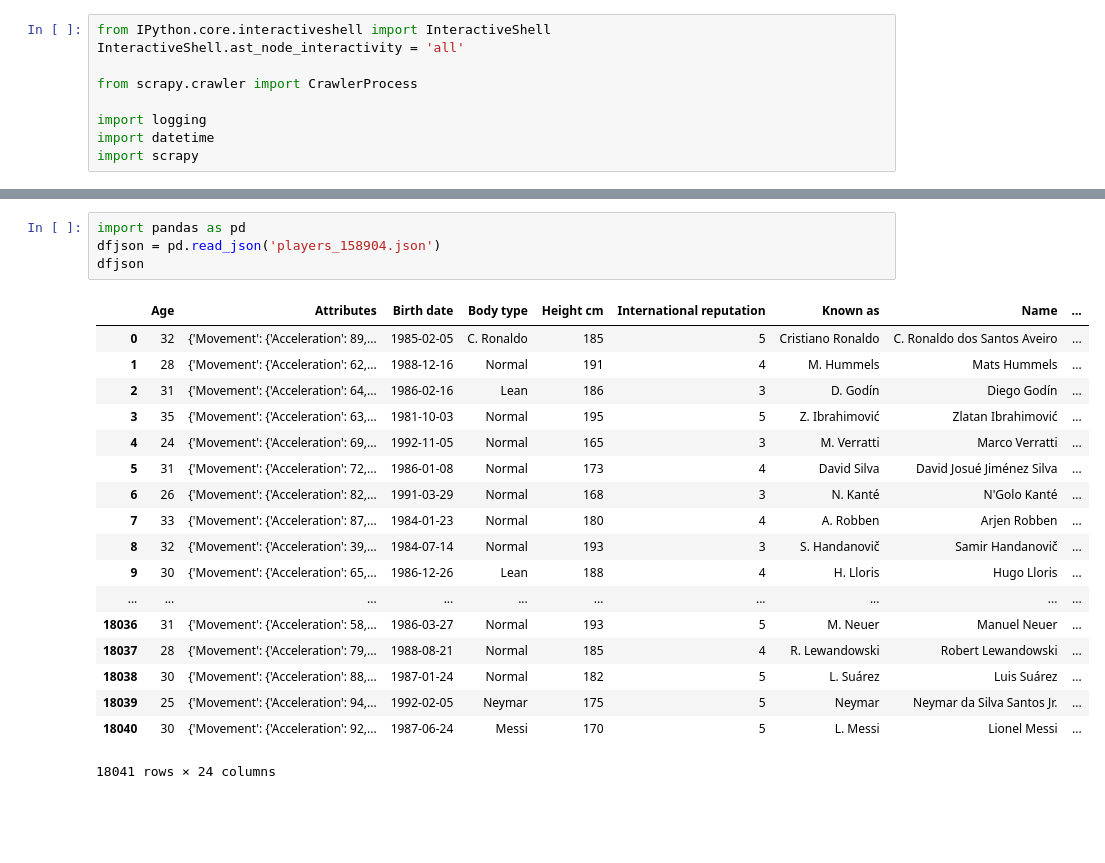
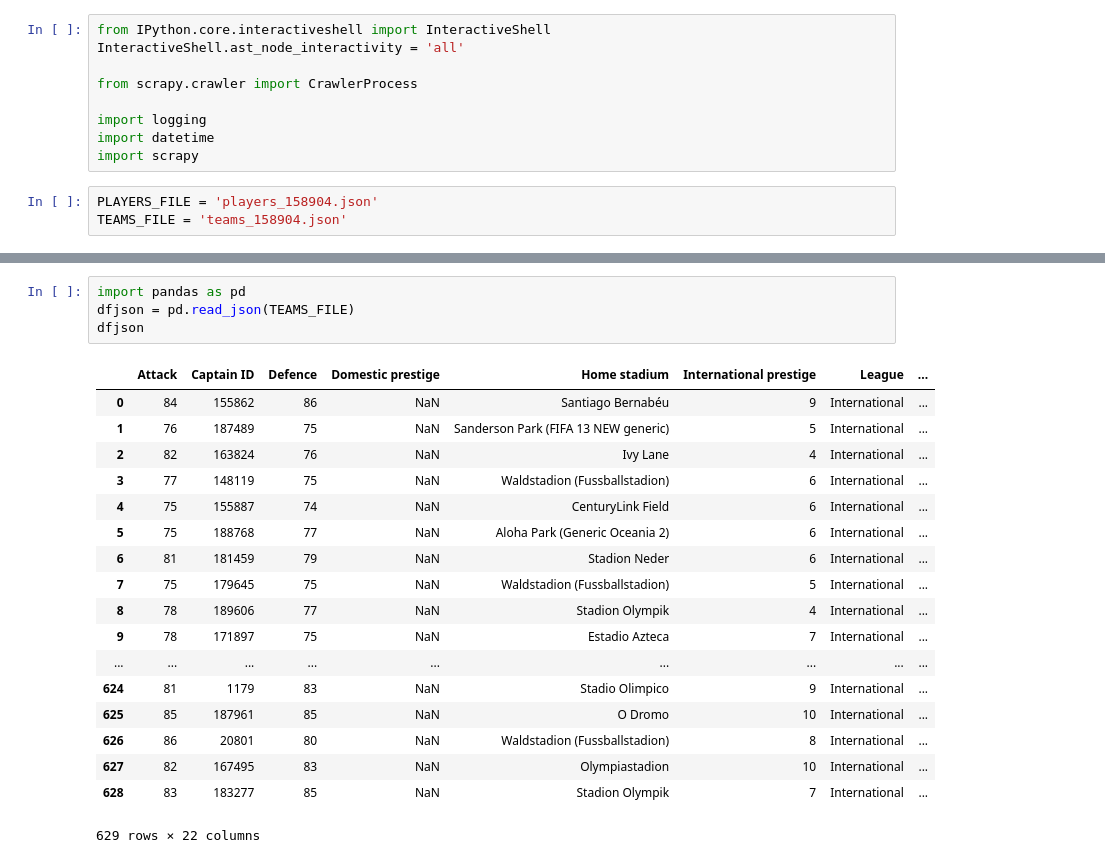
Before and after one commit to matiasbattocchia/sofifa_scraper, a Jupyter notebook: SOFIFA.ipynb, the cells around one changed output, grey strips where cells are left out. Cells and saved outputs as stored; diff of their text form; blank space fills up the shorter version.

```diff
--- a/SOFIFA.ipynb
+++ b/SOFIFA.ipynb
@@ -338,6 +345,9 @@ from scrapy.crawler import CrawlerProcess
 import logging
 import datetime
 import scrapy
+# %%
+PLAYERS_FILE = 'players_158904.json'
+TEAMS_FILE = 'teams_158904.json'
 # %%
 class PlayerSpider(scrapy.Spider):
     name = 'Player'
@@ -420,24 +439,24 @@ process.start()
 <Deferred at 0x...>
 # %%
 import pandas as pd
-dfjson = pd.read_json('players_158904.json')
+dfjson = pd.read_json(TEAMS_FILE)
 dfjson
 # %% [output]
-|  | Age | Attributes | Birth date | Body type | Height cm | International reputation | Known as | Name | ... |
-| 0 | 32 | {'Movement': {'Acceleration': 89,... | 1985-02-05 | C. Ronaldo | 185 | 5 | Cristiano Ronaldo | C. Ronaldo dos Santos Aveiro | ... |
-| 1 | 28 | {'Movement': {'Acceleration': 62,... | 1988-12-16 | Normal | 191 | 4 | M. Hummels | Mats Hummels | ... |
-| 2 | 31 | {'Movement': {'Acceleration': 64,... | 1986-02-16 | Lean | 186 | 3 | D. Godín | Diego Godín | ... |
-| 3 | 35 | {'Movement': {'Acceleration': 63,... | 1981-10-03 | Normal | 195 | 5 | Z. Ibrahimović | Zlatan Ibrahimović | ... |
-| 4 | 24 | {'Movement': {'Acceleration': 69,... | 1992-11-05 | Normal | 165 | 3 | M. Verratti | Marco Verratti | ... |
-| 5 | 31 | {'Movement': {'Acceleration': 72,... | 1986-01-08 | Normal | 173 | 4 | David Silva | David Josué Jiménez Silva | ... |
-| 6 | 26 | {'Movement': {'Acceleration': 82,... | 1991-03-29 | Normal | 168 | 3 | N. Kanté | N'Golo Kanté | ... |
-| 7 | 33 | {'Movement': {'Acceleration': 87,... | 1984-01-23 | Normal | 180 | 4 | A. Robben | Arjen Robben | ... |
-| 8 | 32 | {'Movement': {'Acceleration': 39,... | 1984-07-14 | Normal | 193 | 3 | S. Handanovič | Samir Handanovič | ... |
-| 9 | 30 | {'Movement': {'Acceleration': 65,... | 1986-12-26 | Lean | 188 | 4 | H. Lloris | Hugo Lloris | ... |
-| ... | ... | ... | ... | ... | ... | ... | ... | ... | ... |
-| 18036 | 31 | {'Movement': {'Acceleration': 58,... | 1986-03-27 | Normal | 193 | 5 | M. Neuer | Manuel Neuer | ... |
-| 18037 | 28 | {'Movement': {'Acceleration': 79,... | 1988-08-21 | Normal | 185 | 4 | R. Lewandowski | Robert Lewandowski | ... |
-| 18038 | 30 | {'Movement': {'Acceleration': 88,... | 1987-01-24 | Normal | 182 | 5 | L. Suárez | Luis Suárez | ... |
-| 18039 | 25 | {'Movement': {'Acceleration': 94,... | 1992-02-05 | Neymar | 175 | 5 | Neymar | Neymar da Silva Santos Jr. | ... |
-| 18040 | 30 | {'Movement': {'Acceleration': 92,... | 1987-06-24 | Messi | 170 | 5 | L. Messi | Lionel Messi | ... |
+|  | Attack | Captain ID | Defence | Domestic prestige | Home stadium | International prestige | League | ... |
+| 0 | 84 | 155862 | 86 | NaN | Santiago Bernabéu | 9 | International | ... |
+| 1 | 76 | 187489 | 75 | NaN | Sanderson Park (FIFA 13 NEW generic) | 5 | International | ... |
+| 2 | 82 | 163824 | 76 | NaN | Ivy Lane | 4 | International | ... |
+| 3 | 77 | 148119 | 75 | NaN | Waldstadion (Fussballstadion) | 6 | International | ... |
+| 4 | 75 | 155887 | 74 | NaN | CenturyLink Field | 6 | International | ... |
+| 5 | 75 | 188768 | 77 | NaN | Aloha Park (Generic Oceania 2) | 6 | International | ... |
+| 6 | 81 | 181459 | 79 | NaN | Stadion Neder | 6 | International | ... |
+| 7 | 75 | 179645 | 75 | NaN | Waldstadion (Fussballstadion) | 5 | International | ... |
+| 8 | 78 | 189606 | 77 | NaN | Stadion Olympik | 4 | International | ... |
+| 9 | 78 | 171897 | 75 | NaN | Estadio Azteca | 7 | International | ... |
+| ... | ... | ... | ... | ... | ... | ... | ... | ... |
+| 624 | 81 | 1179 | 83 | NaN | Stadio Olimpico | 9 | International | ... |
+| 625 | 85 | 187961 | 85 | NaN | O Dromo | 10 | International | ... |
+| 626 | 86 | 20801 | 80 | NaN | Waldstadion (Fussballstadion) | 8 | International | ... |
+| 627 | 82 | 167495 | 83 | NaN | Olympiastadion | 10 | International | ... |
+| 628 | 83 | 183277 | 85 | NaN | Stadion Olympik | 7 | International | ... |
-18041 rows × 24 columns
+629 rows × 22 columns
```
Also changed, not shown: parts of 10 cells of this notebook, 2 other files.
